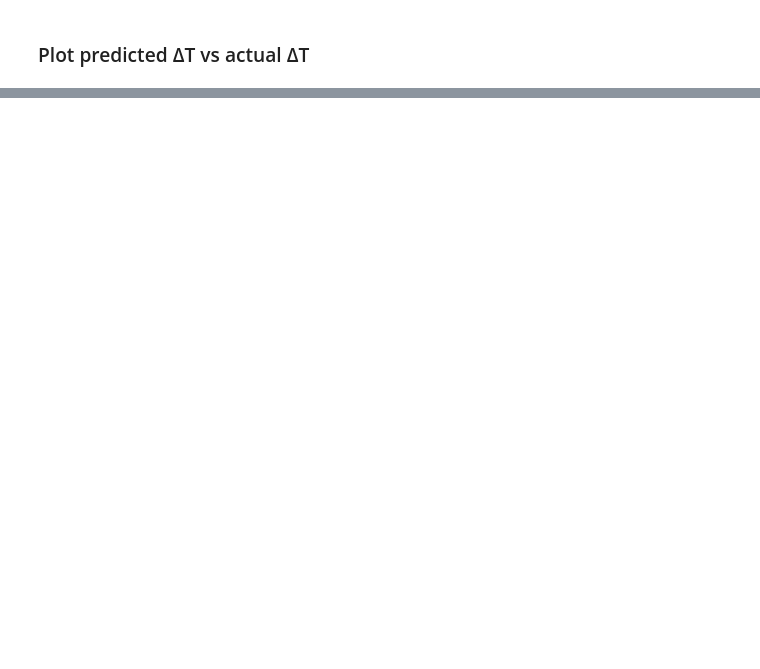
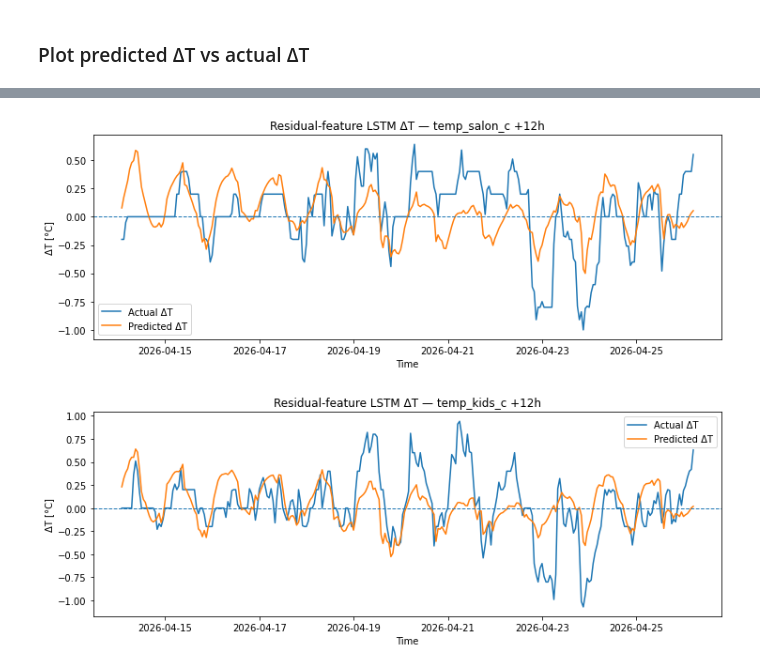
Before and after one commit to sotdousk/residential-thermal-digital-twin, a Jupyter notebook: notebooks/06_ml_temperature_prediction.ipynb, the cells around one changed output, grey strips where cells are left out. Cells and saved outputs as stored; diff of their text form; code cells hidden in the pictures; blank space fills up the shorter version.

```diff
--- a/notebooks/06_ml_temperature_prediction.ipynb
+++ b/notebooks/06_ml_temperature_prediction.ipynb
@@ -952,0 +1202,8 @@ for i, target in enumerate(phys_temp_targets):
+# %%
+res_pred_delta_scaled = res_lstm_model.predict(X_res_test_scaled)
+
+res_pred_delta = res_target_scaler.inverse_transform(res_pred_delta_scaled)
+res_actual_delta = res_target_scaler.inverse_transform(y_res_test_scaled)
+
+print("Predicted ΔT shape:", res_pred_delta.shape)
+print("Actual ΔT shape:", res_actual_delta.shape)
@@ -952,0 +1232,14 @@ for i, target in enumerate(phys_temp_targets):
+# %%
+res_temp_targets = [
+    "temp_salon_c",
+    "temp_kids_c",
+]
+
+for i, target in enumerate(res_temp_targets):
+    mae = mean_absolute_error(res_actual_temp[:, i], res_pred_temp[:, i])
+    rmse = mean_squared_error(res_actual_temp[:, i], res_pred_temp[:, i])
+
+    print(
+        f"Residual-feature LSTM {target} +{res_horizon}h: "
+        f"MAE={mae:.3f} °C | RMSE={rmse:.3f} °C"
+    )
@@ -952,0 +1249,10 @@ for i, target in enumerate(phys_temp_targets):
+# %%
+for i, target in enumerate(res_temp_targets):
+    plt.figure(figsize=(12, 4))
+    plt.plot(res_test_times, res_actual_temp[:, i], label="Actual")
+    plt.plot(res_test_times, res_pred_temp[:, i], label="Residual-feature LSTM predicted")
+    plt.title(f"Residual-feature LSTM — {target} +{res_horizon}h")
+    plt.xlabel("Time")
+    plt.ylabel("Temperature [°C]")
+    plt.legend()
+    plt.show()
@@ -952,0 +1262,14 @@ for i, target in enumerate(phys_temp_targets):
+# %%
+for i, target in enumerate(res_temp_targets):
+    plt.figure(figsize=(12, 4))
+    plt.plot(res_test_times, res_actual_delta[:, i], label="Actual ΔT")
+    plt.plot(res_test_times, res_pred_delta[:, i], label="Predicted ΔT")
+    plt.axhline(0, linestyle="--", linewidth=1)
+    plt.title(f"Residual-feature LSTM ΔT — {target} +{res_horizon}h")
+    plt.xlabel("Time")
+    plt.ylabel("ΔT [°C]")
+    plt.legend()
+    plt.show()
+# %% [output]
+[figure, added]
+[figure, added]
```
Also changed, not shown: parts of 27 cells of this notebook.
